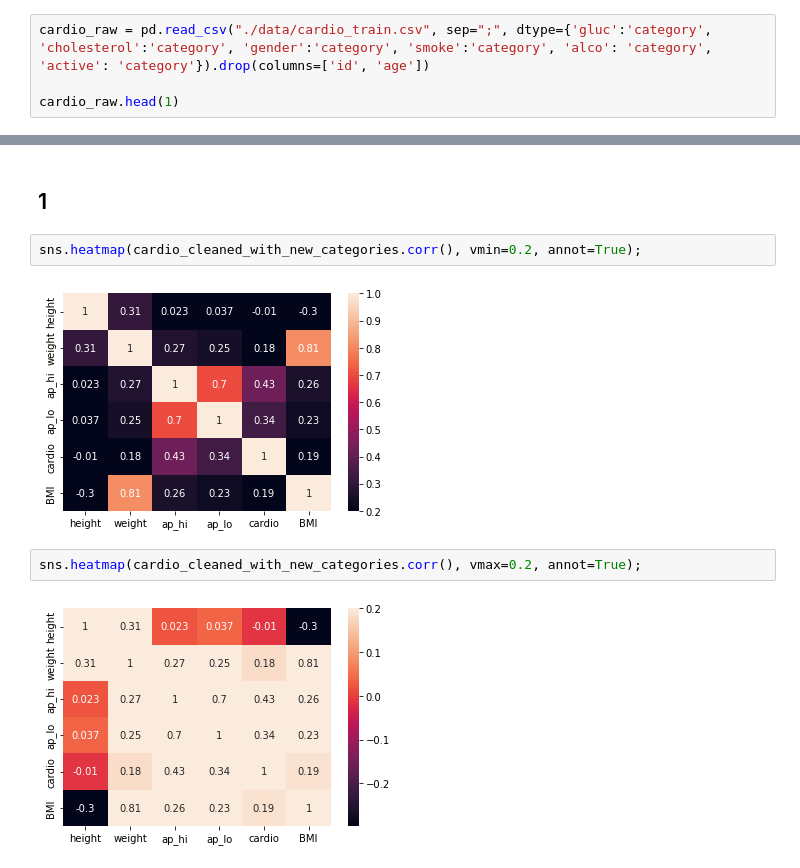
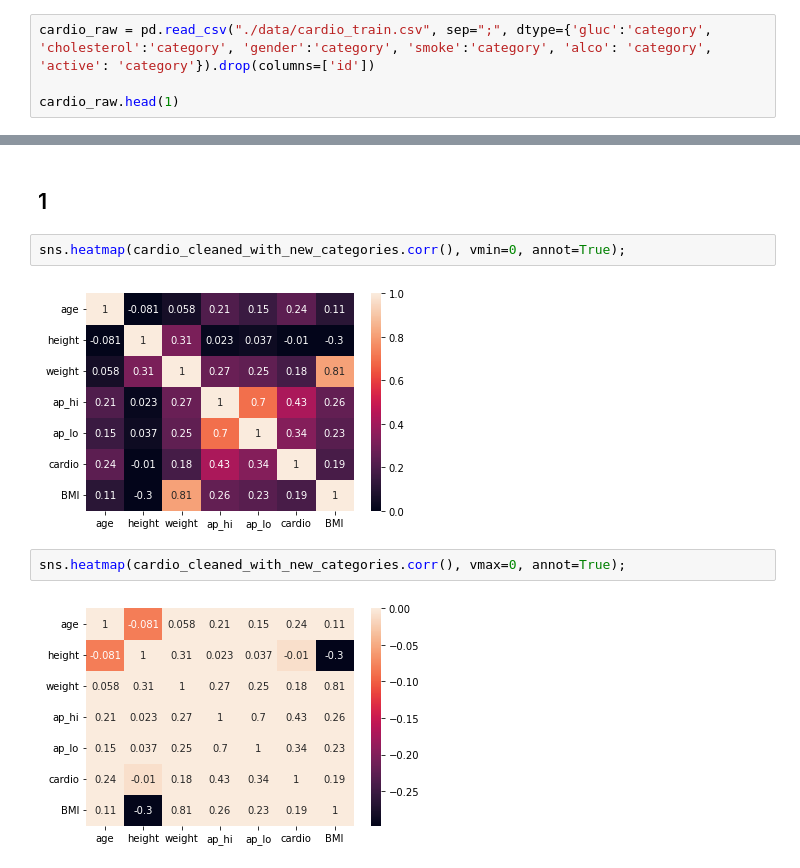
Before and after one commit to felix-tjernberg/machine-learning, a Jupyter notebook: lab/2-2-visualizations.ipynb, the cells around one changed output, grey strips where cells are left out. Drawn from its saved outputs; the diff is of its cells as text.

Commit message:
Add age plot

```diff
--- a/lab/2-2-visualizations.ipynb
+++ b/lab/2-2-visualizations.ipynb
@@ -8,7 +8,7 @@ import matplotlib
 # %% [markdown]
 ## 0
 # %%
-cardio_raw = pd.read_csv("./data/cardio_train.csv", sep=";", dtype={'gluc':'category', 'cholesterol':'category', 'gender':'category', 'smoke':'category', 'alco': 'category', 'active': 'category'}).drop(columns=['id', 'age'])
+cardio_raw = pd.read_csv("./data/cardio_train.csv", sep=";", dtype={'gluc':'category', 'cholesterol':'category', 'gender':'category', 'smoke':'category', 'alco': 'category', 'active': 'category'}).drop(columns=['id'])
 
 cardio_raw.head(1)
 # %% [output]
@@ -188,10 +188,10 @@ plt.tight_layout()
 # %% [markdown]
 ## 1
 # %%
-sns.heatmap(cardio_cleaned_with_new_categories.corr(), vmin=0.2, annot=True);
+sns.heatmap(cardio_cleaned_with_new_categories.corr(), vmin=0, annot=True);
 # %% [output]
-[figure, old version]
+[figure, new version]
 # %%
-sns.heatmap(cardio_cleaned_with_new_categories.corr(), vmax=0.2, annot=True);
+sns.heatmap(cardio_cleaned_with_new_categories.corr(), vmax=0, annot=True);
 # %% [output]
-[figure, old version]
+[figure, new version]
```
Also changed, not shown: parts of 7 cells of this notebook.
